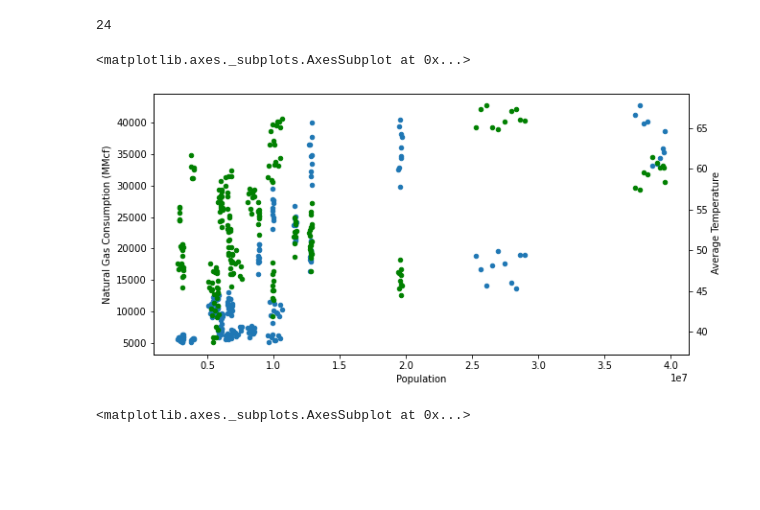
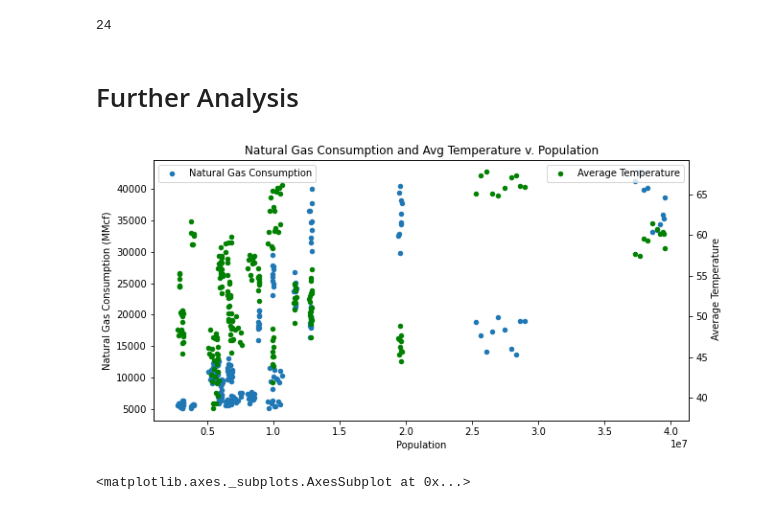
Before and after one commit to kcwf3d/databootcamp_Project_1, a Jupyter notebook: ma_pr1_data_clean2.ipynb, the cells around one changed output. Drawn from its saved outputs; the diff is of its cells as text; code cells hidden in the pictures; blank space fills up the shorter version.

Commit message:
added more images

```diff
--- a/ma_pr1_data_clean2.ipynb
+++ b/ma_pr1_data_clean2.ipynb
@@ -355,20 +355,25 @@ combo_years = combo_years.reset_index(drop=True)
 len(combo_years['State'].unique())
 # %% [output]
 24
+# %% [markdown]
+# Further Analysis
 # %%
 # ax1 = df1.plot()
 
 # ax2 = ax1.twinx()
 # ax2.spines['right'].set_position(('axes', 1.0))
 # df2.plot(ax=ax2)
 
-ax1 = combo_years.plot(kind='scatter', x='Population', y='Natural Gas Consumption (MMcf)', figsize=(10, 5))
+ax1 = combo_years.plot(kind='scatter', x='Population', y='Natural Gas Consumption (MMcf)', figsize=(10, 5), label='Natural Gas Consumption')
 ax2 = ax1.twinx()
 ax2.spines['right'].set_position(('axes', 1.0))
-combo_years.plot(kind='scatter', ax=ax2, x='Population', y=' Average Temperature', color='green')
+combo_years.plot(kind='scatter', ax=ax2, x='Population', y=' Average Temperature', color='green', label='Average Temperature')
+title = ax1.set_title('Natural Gas Consumption and Avg Temperature v. Population')
+leg = ax1.legend()
+fig = ax1.get_figure()
+fig.savefig('output_data/gas_and_temp_v_population.png')
 # %% [output]
-<matplotlib.axes._subplots.AxesSubplot at 0x...>
-[figure, old version]
+[figure, new version]
 # %%
 combo_years['Gas Usage Per Person (MMcf)'] = combo_years['Natural Gas Consumption (MMcf)'] / combo_years['Population']
 combo_years['Gas Usage Per Person (MMcf)'] = combo_years['Gas Usage Per Person (MMcf)'].astype(float)
```
Also changed, not shown: parts of 5 cells of this notebook, 4 other files.
